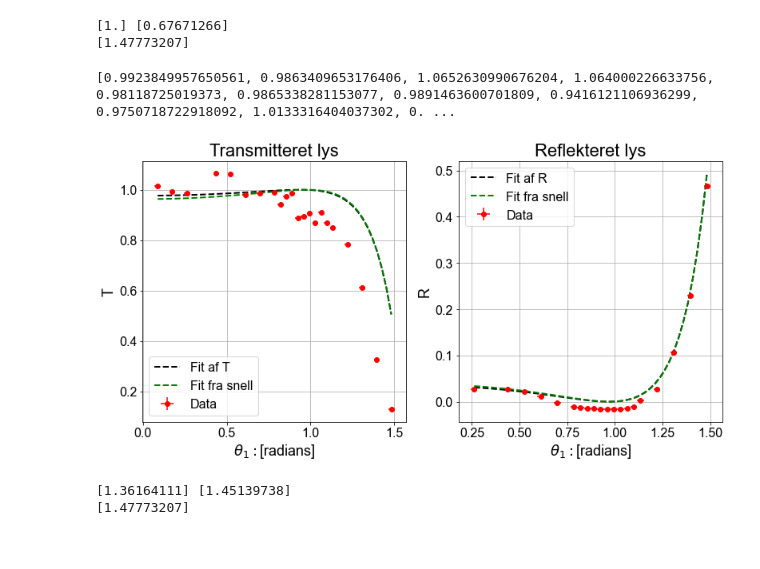
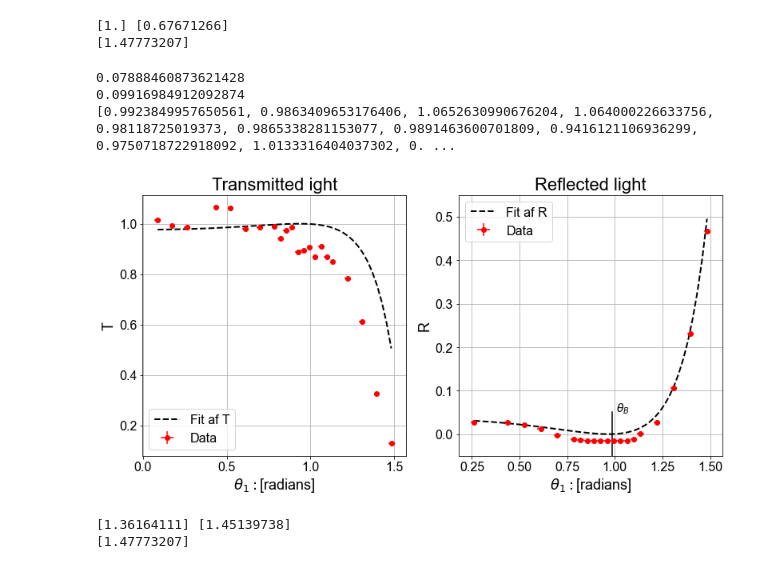
Before and after one commit to Neub28/Experimentel-Physics-2, a Jupyter notebook: Databehandling/Labdag 3/p-polariseret/Databehandling fra luft til glas - p.ipynb, the cells around one changed output. Cells and saved outputs as stored; diff of their text form; code cells hidden in the pictures.

```diff
--- a/Databehandling/Labdag 3/p-polariseret/Databehandling fra luft til glas - p.ipynb
+++ b/Databehandling/Labdag 3/p-polariseret/Databehandling fra luft til glas - p.ipynb
@@ -159,8 +159,9 @@ print(nT_true)
 [1.47773207]
 # %%
 fig, axs = plt.subplots(1,2, figsize=(13,6))
-axs[1].set_title("Reflekteret lys")
-axs[0].set_title("Transmitteret lys")
+axs[1].set_title("Reflected light")
+axs[0].set_title("Transmitted ight")
+axs[1].set_ylim([-0.05, 0.55])
 
 
 def Rkoef(theta_1, n_komb): #Gælder kun for P polariseret lys
@@ -191,41 +192,52 @@ for i, a in enumerate(Ts):
 
 for i, a in enumerate(Rs):
     if a[0] < 1:
         Rl.append(a[0])
         theta_newR.append(theta1R[i])
         uncer_Rs_new.append(uncer_Rs[i])
 
+theta_B_m = np.arctan(1.5133902494504998/1)
+theta_B_l = np.arctan(1.4345056407142855/1)
+theta_B_u = np.arctan(1.6125600985714286/1)
 
-#print(len(Tl))
-#print(len(theta_newT))
+print(1.5133902494504998-1.4345056407142855)
+print(1.6125600985714286-1.5133902494504998)
+
+
+#axs[1].plot([theta_B_l, theta_B_l], [0, 0.5], '--' ,c='k')
+#axs[1].plot([theta_B_u, theta_B_u], [0, 0.5], '--' ,c='k')
+
+theta_T = np.linspace(min(theta_newT), max(theta_newT))
+theta_R = np.linspace(min(theta_newR), max(theta_newR))
 
 nTT, pcovnT = curve_fit(Tkoef, theta_newT, Tl, p0=[1.4])
 nRR, pcovnR = curve_fit(Rkoef, theta_newR, Rl, p0=[1.4])
-
-theta_T = np.linspace(min(theta_newT), max(theta_newT))
-theta_R = np.linspace(min(theta_newR), max(theta_newR))
 
 axs[0].errorbar(theta_newT, Tl, fmt='o', c='r', label="Data", xerr=sigma_radian, yerr=uncer_Ts_new)
 axs[1].errorbar(theta_newR, Rl, fmt='o', c='r', label="Data", xerr = sigma_radian, yerr=uncer_Rs_new)
 
 axs[0].plot(theta_T, Tkoef(theta_T, nTT), ls="--", c="k", lw=2, label="Fit af T")
 axs[1].plot(theta_R, Rkoef(theta_R, nRR), ls="--", c="k", lw=2, label="Fit af R")
 
-axs[0].plot(theta_T, Tkoef(theta_T, 1/nT), ls="--", c="g", lw=2, label="Fit fra snell")
-axs[1].plot(theta_R, Rkoef(theta_R, 1/nT), ls="--", c="g", lw=2, label="Fit fra snell")
+#axs[0].plot(theta_T, Tkoef(theta_T, 1/nT), ls="--", c="g", lw=2, label="Fit fra snell")
+#axs[1].plot(theta_R, Rkoef(theta_R, 1/nT), ls="--", c="g", lw=2, label="Fit fra snell")
 
+axs[1].plot([theta_B_m, theta_B_m], [-0.2, 0.05], '-' ,c='k')
+axs[1].annotate(r"$\theta_B$", xy=(theta_B_m, -0.05),  xytext=(theta_B_m + 0.02, 0.05),  fontsize=14)
 
 for ax in axs:
     ax.grid()
     ax.legend()
     ax.set_xlabel(r"$\theta_1: $[radians]")
 axs[0].set_ylabel(r"T")
 axs[1].set_ylabel(r"R")
 
 print(Tl)
 # %% [output]
+0.07888460873621428
+0.09916984912092874
 [0.9923849957650561, 0.9863409653176406, 1.0652630990676204, 1.064000226633756, 0.98118725019373, 0.9865338281153077, 0.9891463600701809, 0.9416121106936299, 0.9750718722918092, 1.0133316404037302, 0. ...
-[figure, old version]
+[figure, new version]
 # %%
 print(nTT, nRR)
 print(1/nT)
```
Also changed, not shown: 1 other file.
